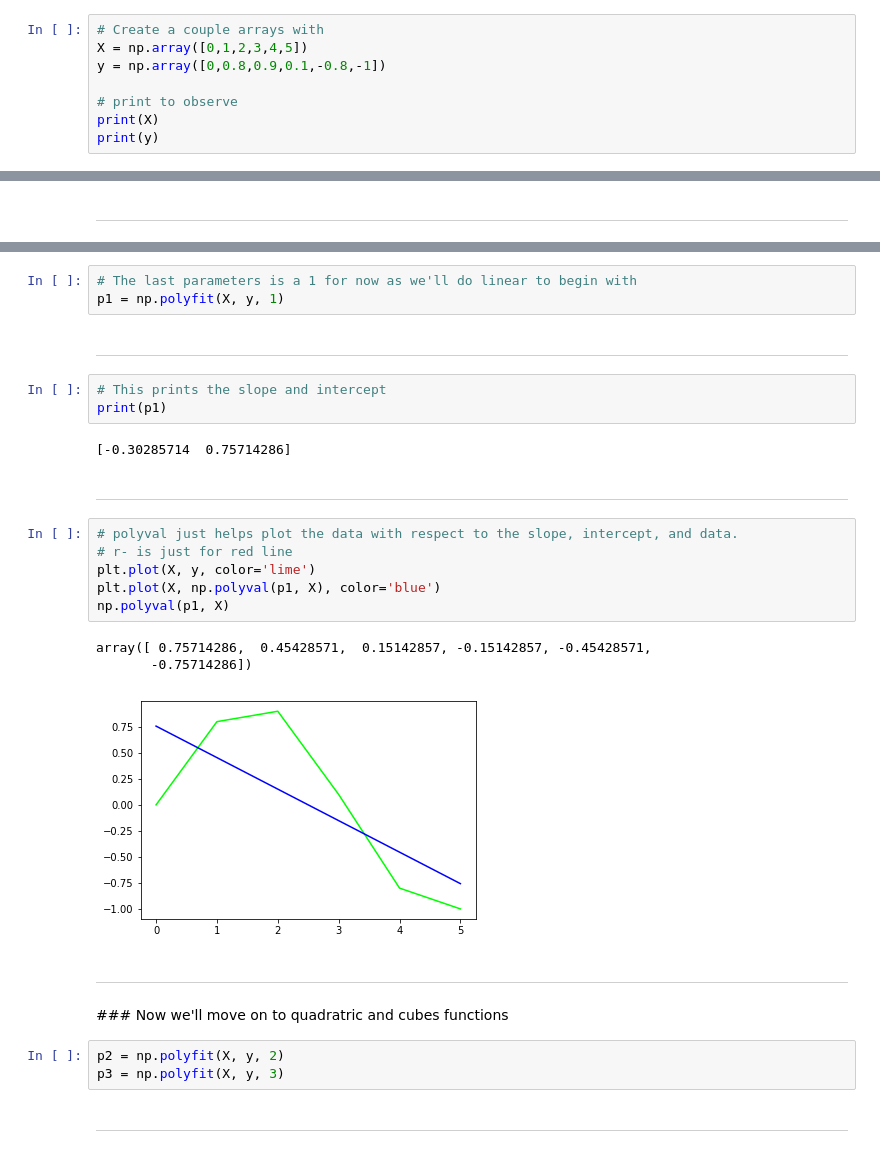
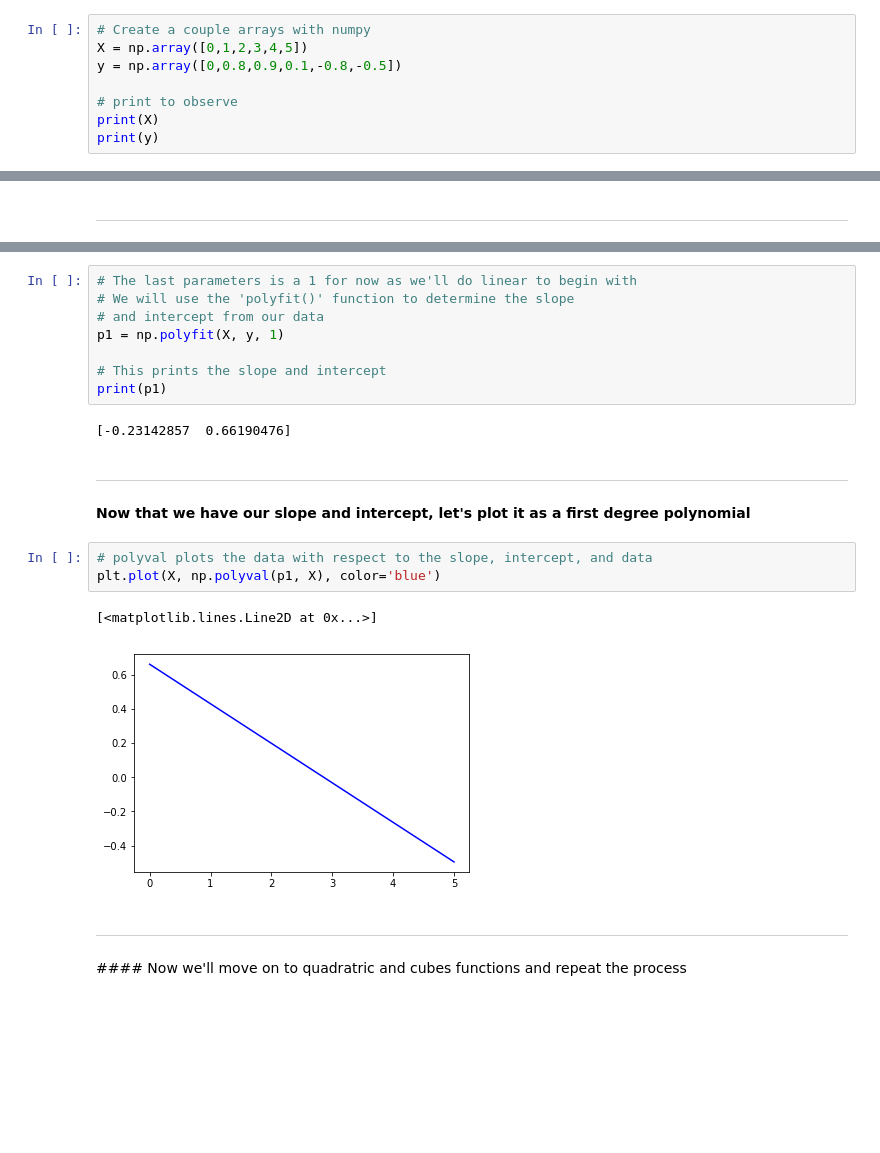
Before and after one commit to ReasonablEncounters/AI-ML-Lessons, a Jupyter notebook: Bootcamps/Python - AI/Lesson 09/Lesson9-Practically-Applying-Regression.ipynb, the cells around one changed output, grey strips where cells are left out. Cells and saved outputs as stored; diff of their text form; blank space fills up the shorter version.

```diff
--- a/Bootcamps/Python - AI/Lesson 09/Lesson9-Practically-Applying-Regression.ipynb
+++ b/Bootcamps/Python - AI/Lesson 09/Lesson9-Practically-Applying-Regression.ipynb
@@ -268,8 +422,8 @@ import matplotlib.pyplot as plt
 Hopefully this will help visualize what's going on a bit better
 # %%
-# Create a couple arrays with
+# Create a couple arrays with numpy
 X = np.array([0,1,2,3,4,5])
-y = np.array([0,0.8,0.9,0.1,-0.8,-1])
+y = np.array([0,0.8,0.9,0.1,-0.8,-0.5])
 
 # print to observe
 print(X)
@@ -284,30 +440,23 @@ Let's begin fitting our data. The polyfit method uses the sum of square errors t
 # %%
 # The last parameters is a 1 for now as we'll do linear to begin with
+# We will use the 'polyfit()' function to determine the slope
+# and intercept from our data
 p1 = np.polyfit(X, y, 1)
+
+# This prints the slope and intercept
+print(p1)
+# %% [output]
+[-0.23142857  0.66190476]
-# %% [markdown]
-<hr />
-# %%
-# This prints the slope and intercept
-print(p1)
-# %% [output]
-[-0.30285714  0.75714286]
-# %% [markdown]
-<hr />
+# %% [markdown]
+<hr />
+
+<b>Now that we have our slope and intercept, let's plot it as a first degree polynomial</b>
 # %%
-# polyval just helps plot the data with respect to the slope, intercept, and data.
-# r- is just for red line
-plt.plot(X, y, color='lime')
+# polyval plots the data with respect to the slope, intercept, and data
 plt.plot(X, np.polyval(p1, X), color='blue')
-np.polyval(p1, X)
 # %% [output]
-array([ 0.75714286,  0.45428571,  0.15142857, -0.15142857, -0.45428571,
-       -0.75714286])
+[<matplotlib.lines.Line2D at 0x...>]
-[figure, old version]
+[figure, new version]
 # %% [markdown]
 <hr />
-### Now we'll move on to quadratric and cubes functions
+#### Now we'll move on to quadratric and cubes functions and repeat the process
-# %%
-p2 = np.polyfit(X, y, 2)
-p3 = np.polyfit(X, y, 3)
-# %% [markdown]
-<hr />
```
Also changed, not shown: parts of 66 cells of this notebook, 5 other files.
